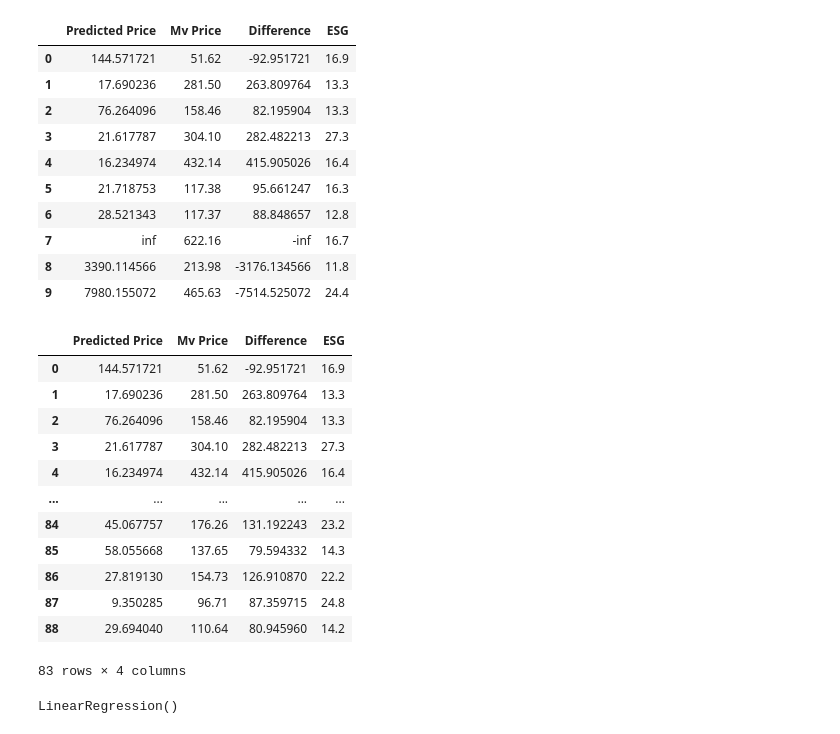
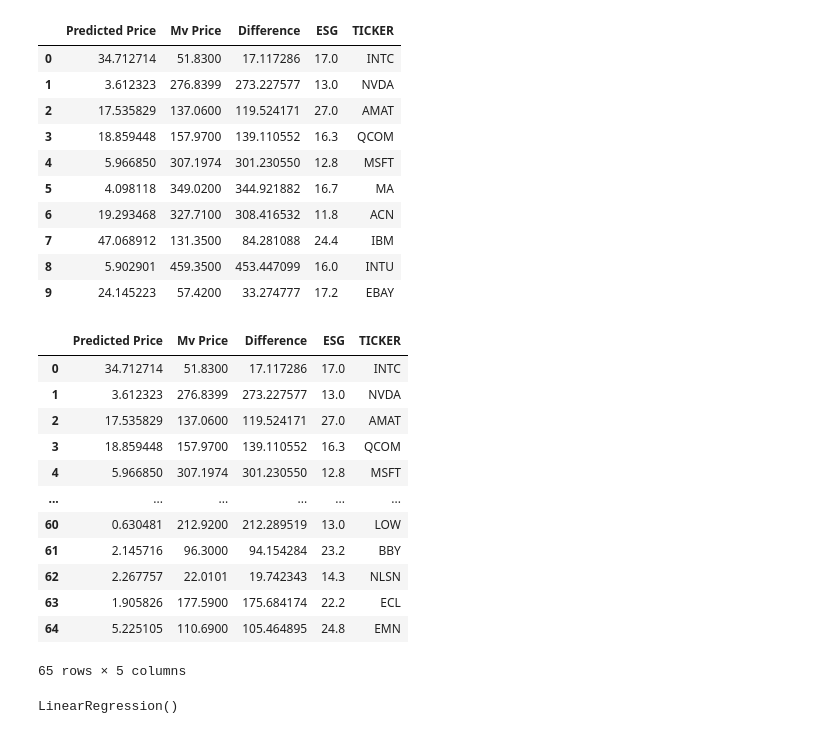
Before and after one commit to sucharita1/ESG_investing_analysis, a Jupyter notebook: PS_Method_Machine_Learning _Model.ipynb, the cells around one changed output. Saved outputs shown, nothing was run; the diff lists cells and outputs as text; code cells hidden in the pictures.

```diff
--- a/PS_Method_Machine_Learning _Model.ipynb
+++ b/PS_Method_Machine_Learning _Model.ipynb
@@ -161,53 +151,53 @@ No1_stock_df.head(10)
  #Use P/E to compare the average
 
 # Get % rate difference between P/E of stock and P/E of industry
-PE_rate=(No1_stock_df['P/E_in_Average']-No1_stock_df['P/E'])/No1_stock_df['P/E']
+PE_rate=(No1_stock_df['P/S_in_Average']-No1_stock_df['P/S'])/No1_stock_df['P/S']
  #Use P/E to compare the average
 
 # Get % rate difference between P/E of stock and P/E of industry
-PE_rate=(No1_stock_df['P/E_in_Average']-No1_stock_df['P/E'])/No1_stock_df['P/E']
+PE_rate=(No1_stock_df['P/S_in_Average']-No1_stock_df['P/S'])/No1_stock_df['P/S']
 # %%
 
 # Use the P/E valuation to get the stock price
-PE_valuation_Stock_Price=(1+PE_rate)*No1_stock_df['P/E_in_Average']
+PS_valuation_Stock_Price=(1+PE_rate)*No1_stock_df['P/S_in_Average']
 # %%
 # Get Difference bewteen MV Price
-Diff_PE=stock_df['Mv Price']-PE_valuation_Stock_Price
+Diff_PS=stock_df['Mv Price']-PS_valuation_Stock_Price
 # %%
 # Create Dataframe for P/E valuation, Market value price and difference
-pe_df=pd.DataFrame({"Predicted Price": PE_valuation_Stock_Price, "Mv Price": stock_df['Mv Price'], "Difference": Diff_PE,"ESG":Stocks_with_ESG["Total-Score"]})[["Predicted Price", "Mv Price", "Difference","ESG"]]
-pe_df.head(10)
+ps_df=pd.DataFrame({"Predicted Price": PS_valuation_Stock_Price, "Mv Price": stock_df['Mv Price'], "Difference": Diff_PS,"ESG":Stocks_with_ESG["totalScore"],'TICKER':stock_df["Ticker"]})[["Predicted Price", "Mv Price", "Difference","ESG",'TICKER']]
+ps_df.head(10)
 # %% [output]
-|  | Predicted Price | Mv Price | Difference | ESG |
-| 0 | 144.571721 | 51.62 | -92.951721 | 16.9 |
-| 1 | 17.690236 | 281.50 | 263.809764 | 13.3 |
-| 2 | 76.264096 | 158.46 | 82.195904 | 13.3 |
-| 3 | 21.617787 | 304.10 | 282.482213 | 27.3 |
-| 4 | 16.234974 | 432.14 | 415.905026 | 16.4 |
-| 5 | 21.718753 | 117.38 | 95.661247 | 16.3 |
-| 6 | 28.521343 | 117.37 | 88.848657 | 12.8 |
-| 7 | inf | 622.16 | -inf | 16.7 |
-| 8 | 3390.114566 | 213.98 | -3176.134566 | 11.8 |
-| 9 | 7980.155072 | 465.63 | -7514.525072 | 24.4 |
+|  | Predicted Price | Mv Price | Difference | ESG | TICKER |
+| 0 | 34.712714 | 51.8300 | 17.117286 | 17.0 | INTC |
+| 1 | 3.612323 | 276.8399 | 273.227577 | 13.0 | NVDA |
+| 2 | 17.535829 | 137.0600 | 119.524171 | 27.0 | AMAT |
+| 3 | 18.859448 | 157.9700 | 139.110552 | 16.3 | QCOM |
+| 4 | 5.966850 | 307.1974 | 301.230550 | 12.8 | MSFT |
+| 5 | 4.098118 | 349.0200 | 344.921882 | 16.7 | MA |
+| 6 | 19.293468 | 327.7100 | 308.416532 | 11.8 | ACN |
+| 7 | 47.068912 | 131.3500 | 84.281088 | 24.4 | IBM |
+| 8 | 5.902901 | 459.3500 | 453.447099 | 16.0 | INTU |
+| 9 | 24.145223 | 57.4200 | 33.274777 | 17.2 | EBAY |
 # %%
 # Delete the nan and inf value
-pe_df=pe_df.replace([np.inf, -np.inf], np.nan)
-pe_df=pe_df.dropna()
-pe_df
+ps_df=ps_df.replace([np.inf, -np.inf], np.nan)
+ps_df=ps_df.dropna()
+ps_df
 # %% [output]
-|  | Predicted Price | Mv Price | Difference | ESG |
-| 0 | 144.571721 | 51.62 | -92.951721 | 16.9 |
-| 1 | 17.690236 | 281.50 | 263.809764 | 13.3 |
-| 2 | 76.264096 | 158.46 | 82.195904 | 13.3 |
-| 3 | 21.617787 | 304.10 | 282.482213 | 27.3 |
-| 4 | 16.234974 | 432.14 | 415.905026 | 16.4 |
-| ... | ... | ... | ... | ... |
-| 84 | 45.067757 | 176.26 | 131.192243 | 23.2 |
-| 85 | 58.055668 | 137.65 | 79.594332 | 14.3 |
-| 86 | 27.819130 | 154.73 | 126.910870 | 22.2 |
-| 87 | 9.350285 | 96.71 | 87.359715 | 24.8 |
-| 88 | 29.694040 | 110.64 | 80.945960 | 14.2 |
+|  | Predicted Price | Mv Price | Difference | ESG | TICKER |
+| 0 | 34.712714 | 51.8300 | 17.117286 | 17.0 | INTC |
+| 1 | 3.612323 | 276.8399 | 273.227577 | 13.0 | NVDA |
+| 2 | 17.535829 | 137.0600 | 119.524171 | 27.0 | AMAT |
+| 3 | 18.859448 | 157.9700 | 139.110552 | 16.3 | QCOM |
+| 4 | 5.966850 | 307.1974 | 301.230550 | 12.8 | MSFT |
+| ... | ... | ... | ... | ... | ... |
+| 60 | 0.630481 | 212.9200 | 212.289519 | 13.0 | LOW |
+| 61 | 2.145716 | 96.3000 | 94.154284 | 23.2 | BBY |
+| 62 | 2.267757 | 22.0101 | 19.742343 | 14.3 | NLSN |
+| 63 | 1.905826 | 177.5900 | 175.684174 | 22.2 | ECL |
+| 64 | 5.225105 | 110.6900 | 105.464895 | 24.8 | EMN |
-83 rows × 4 columns
+65 rows × 5 columns
 # %%
 # Set X,y for Linear Regression
 from sklearn.linear_model import LinearRegression
```
Also changed, not shown: parts of 32 cells of this notebook, 3 other files.
